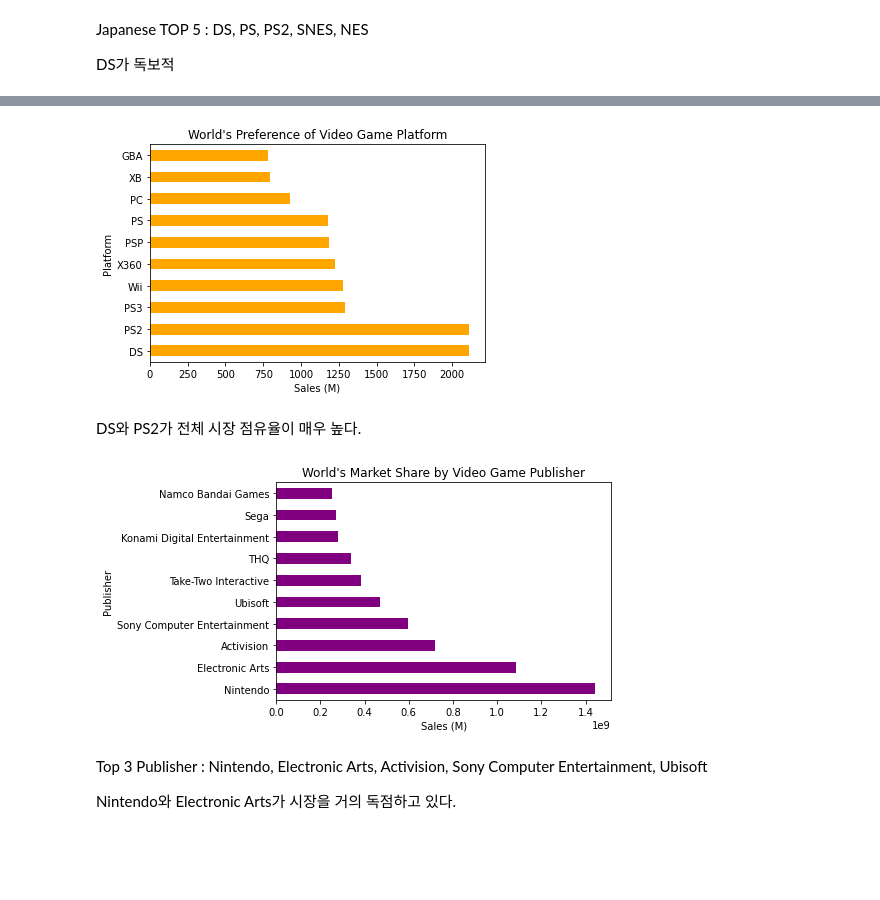
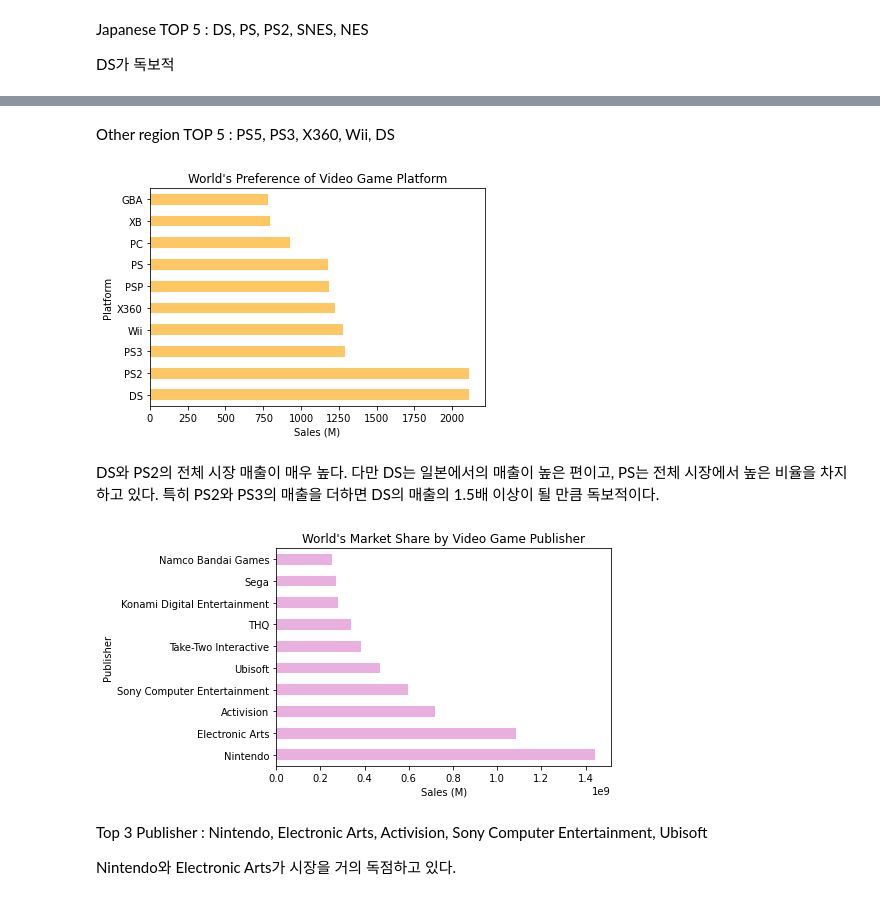
Before and after one commit to threegenie/vgames_project, a Jupyter notebook: game_data.ipynb, the cells around one changed output, grey strips where cells are left out. Cells and saved outputs as stored; diff of their text form; code cells hidden in the pictures; blank space fills up the shorter version.

```diff
--- a/game_data.ipynb
+++ b/game_data.ipynb
@@ -299,18 +329,20 @@ DS가 독보적
+# %% [markdown]
+Other region TOP 5 : PS5, PS3, X360, Wii, DS
 # %%
 #전체 지역 플랫폼별 선호도
 ptgr = pd.crosstab(df.Platform, df.Genre)
 ptgr_total = ptgr.sum(axis=1).sort_values(ascending=False)
 ptgr_top_10 = ptgr_total[0:10]
 plt.figure()
-ptgr_top_10.plot(kind='barh',color='orange')
+ptgr_top_10.plot(kind='barh',color='#ffc764')
 plt.xlabel('Sales (M)')
 plt.ylabel('Platform')
 plt.title('World\'s Preference of Video Game Platform')
 plt.show()
 # %% [output]
-[figure, old version]
+[figure, new version]
-# %% [markdown]
-DS와 PS2가 전체 시장 점유율이 매우 높다.
+# %% [markdown]
+DS와 PS2의 전체 시장 매출이 매우 높다. 다만 DS는 일본에서의 매출이 높은 편이고, PS는 전체 시장에서 높은 비율을 차지하고 있다. 특히 PS2와 PS3의 매출을 더하면 DS의 매출의 1.5배 이상이 될 만큼 독보적이다.
 # %%
 #회사 점유율 top 10
 df1 = df.drop('Year',axis=1)
@@ -319,13 +351,13 @@ cp['Sum'] = cp.sum(axis=1)
 cp = cp.sort_values(by='Sum',ascending=False)
 cp_sum = cp['Sum']
 cp_top_10 = cp_sum[0:10]
-cp_top_10.plot(kind='barh',color='purple')
+cp_top_10.plot(kind='barh',color='#e9b0df')
 plt.xlabel('Sales (M)')
 plt.ylabel('Publisher')
 plt.title('World\'s Market Share by Video Game Publisher')
 plt.show()
 # %% [output]
-[figure, old version]
+[figure, new version]
 # %% [markdown]
 Top 3 Publisher : Nintendo, Electronic Arts, Activision, Sony Computer Entertainment, Ubisoft
 
```
Also changed, not shown: parts of 13 cells of this notebook.
